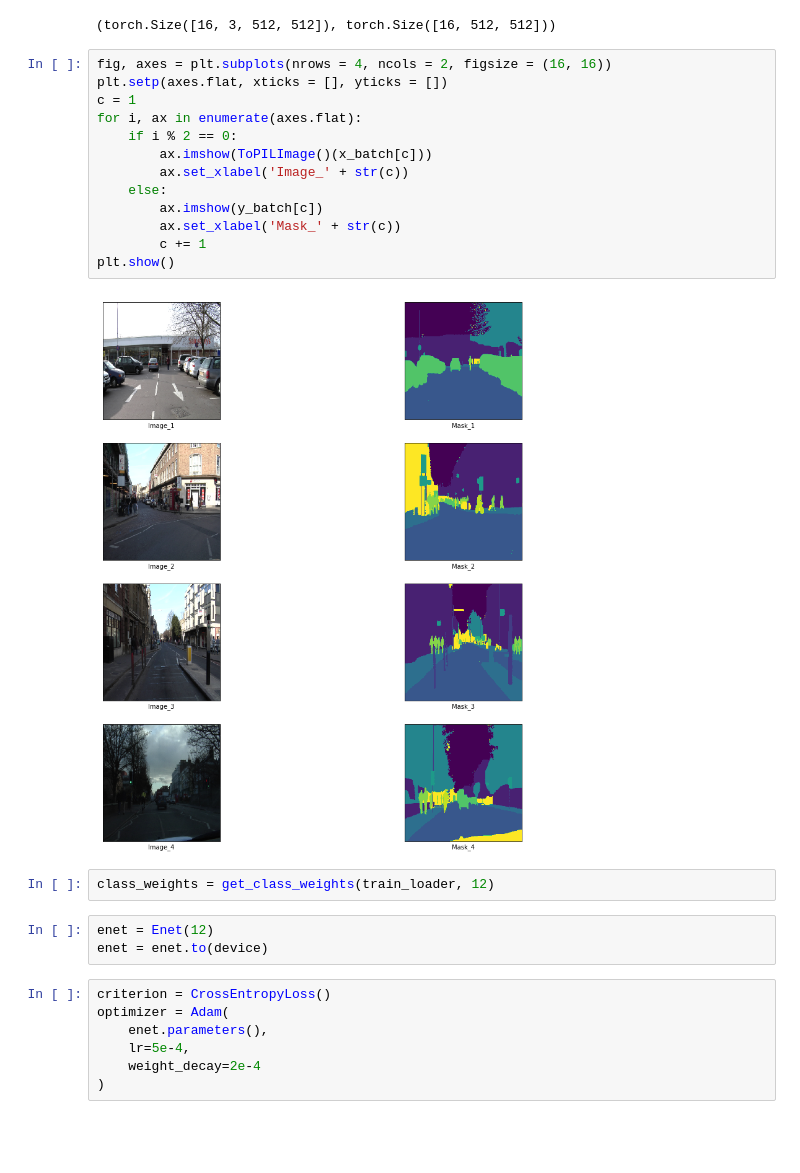
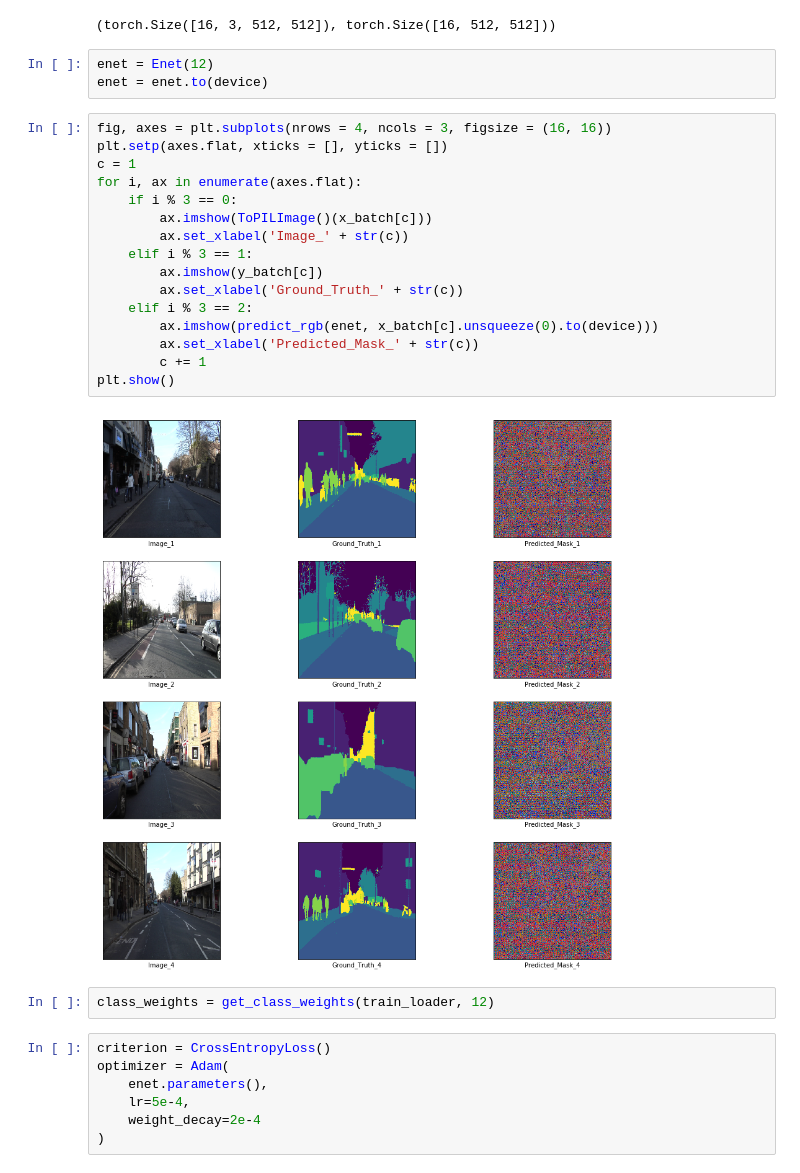
Before and after one commit to soumik12345/Enet, a Jupyter notebook: camvid_exp.ipynb, the cells around one changed output. Saved outputs shown, nothing was run; the diff lists cells and outputs as text; blank space fills up the shorter version.

```diff
--- a/camvid_exp.ipynb
+++ b/camvid_exp.ipynb
@@ -35,26 +35,29 @@ x_batch, y_batch = next(iter(train_loader))
 x_batch.shape, y_batch.shape
 # %% [output]
 (torch.Size([16, 3, 512, 512]), torch.Size([16, 512, 512]))
+# %%
+enet = Enet(12)
+enet = enet.to(device)
 # %%
-fig, axes = plt.subplots(nrows = 4, ncols = 2, figsize = (16, 16))
+fig, axes = plt.subplots(nrows = 4, ncols = 3, figsize = (16, 16))
 plt.setp(axes.flat, xticks = [], yticks = [])
 c = 1
 for i, ax in enumerate(axes.flat):
-    if i % 2 == 0:
+    if i % 3 == 0:
         ax.imshow(ToPILImage()(x_batch[c]))
         ax.set_xlabel('Image_' + str(c))
-    else:
+    elif i % 3 == 1:
         ax.imshow(y_batch[c])
-        ax.set_xlabel('Mask_' + str(c))
+        ax.set_xlabel('Ground_Truth_' + str(c))
+    elif i % 3 == 2:
+        ax.imshow(predict_rgb(enet, x_batch[c].unsqueeze(0).to(device)))
+        ax.set_xlabel('Predicted_Mask_' + str(c))
         c += 1
 plt.show()
 # %% [output]
-[figure, old version]
+[figure, new version]
 # %%
 class_weights = get_class_weights(train_loader, 12)
-# %%
-enet = Enet(12)
-enet = enet.to(device)
 # %%
 criterion = CrossEntropyLoss()
 optimizer = Adam(
```
Also changed, not shown: parts of 4 cells of this notebook, 1 other file.
